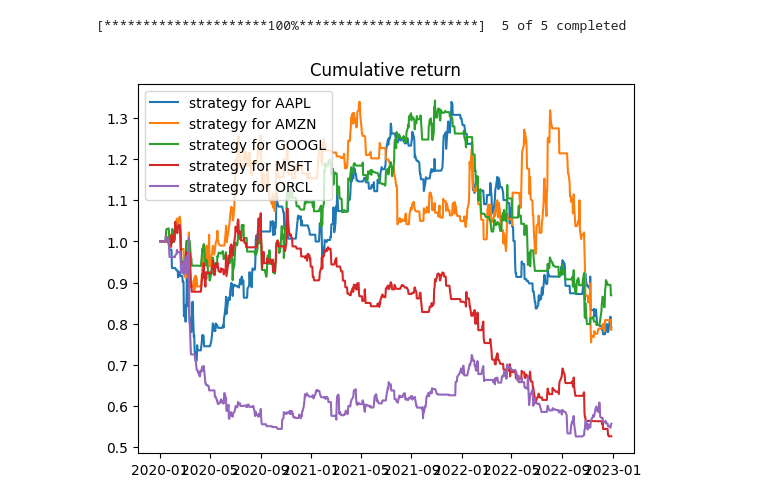
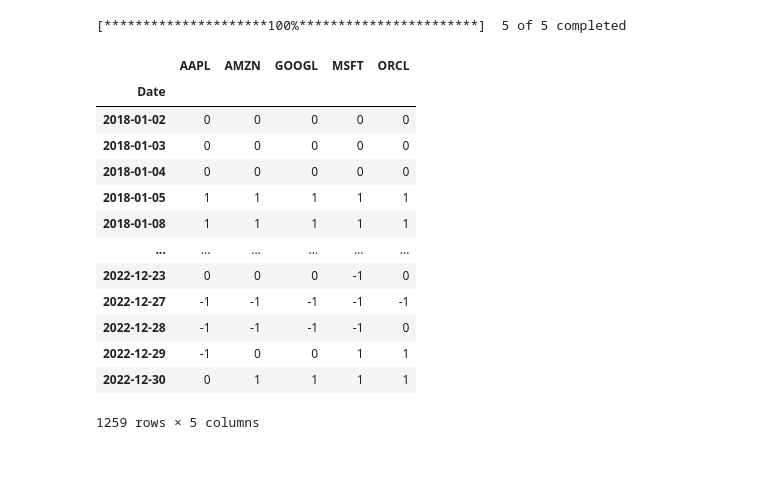
Before and after one commit to khanhtrinh2003/Finance, a Jupyter notebook: Technical analysis/no_name_strategy.ipynb, the cells around one changed output. Cells and saved outputs as stored; diff of their text form; code cells hidden in the pictures; blank space fills up the shorter version.

```diff
--- a/Technical analysis/no_name_strategy.ipynb
+++ b/Technical analysis/no_name_strategy.ipynb
@@ -10,5 +10,26 @@ stock = ["GOOGL", "AAPL", "ORCL", "MSFT", "AMZN"]
 data = yf.download(stock, start_date, end_date)["Close"]
 # %% [output]
 [*********************100%***********************]  5 of 5 completed
+# %%
+data1 = (data.diff()+abs(data.diff()))/2
+data1
+# %%
+a= data1.rolling(3).sum()/abs(data.diff()).rolling(3).sum()
+1*(a>0.6)-1*(a<0.4)
+# %% [output]
+|  | AAPL | AMZN | GOOGL | MSFT | ORCL |
+| Date |  |  |  |  |  |
+| 2018-01-02 | 0 | 0 | 0 | 0 | 0 |
+| 2018-01-03 | 0 | 0 | 0 | 0 | 0 |
+| 2018-01-04 | 0 | 0 | 0 | 0 | 0 |
+| 2018-01-05 | 1 | 1 | 1 | 1 | 1 |
+| 2018-01-08 | 1 | 1 | 1 | 1 | 1 |
+| ... | ... | ... | ... | ... | ... |
+| 2022-12-23 | 0 | 0 | 0 | -1 | 0 |
+| 2022-12-27 | -1 | -1 | -1 | -1 | -1 |
+| 2022-12-28 | -1 | -1 | -1 | -1 | 0 |
+| 2022-12-29 | -1 | 0 | 0 | 1 | 1 |
+| 2022-12-30 | 0 | 1 | 1 | 1 | 1 |
+1259 rows × 5 columns
 # %%
 class Result():
@@ -49,13 +68,3 @@ class Result():
         # plt.plot(np.cumprod(1+self.data["return"]), label="buy and hold")
         plt.title("Cumulative return")
         plt.legend()
-# %%
-m = []
-lag=10
-for i in data.columns:
-    m.append(Result(pd.DataFrame(data[i]),lag,i))
-
-for i in m:
-    i.get_plot()
-# %% [output]
-[figure, removed]
```
Also changed, not shown: parts of 6 cells of this notebook, 4 other files.
